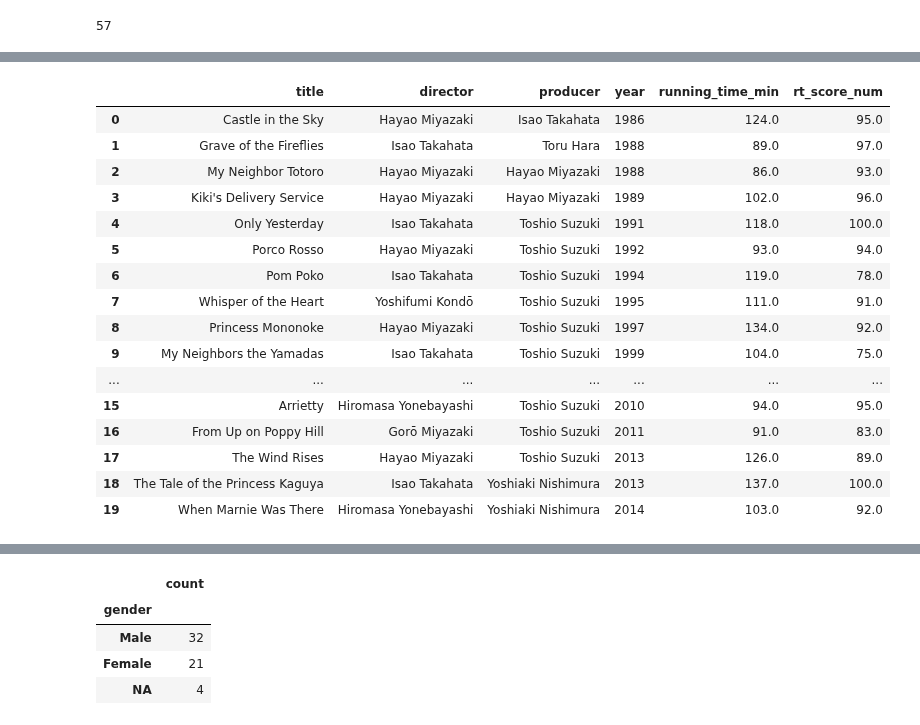
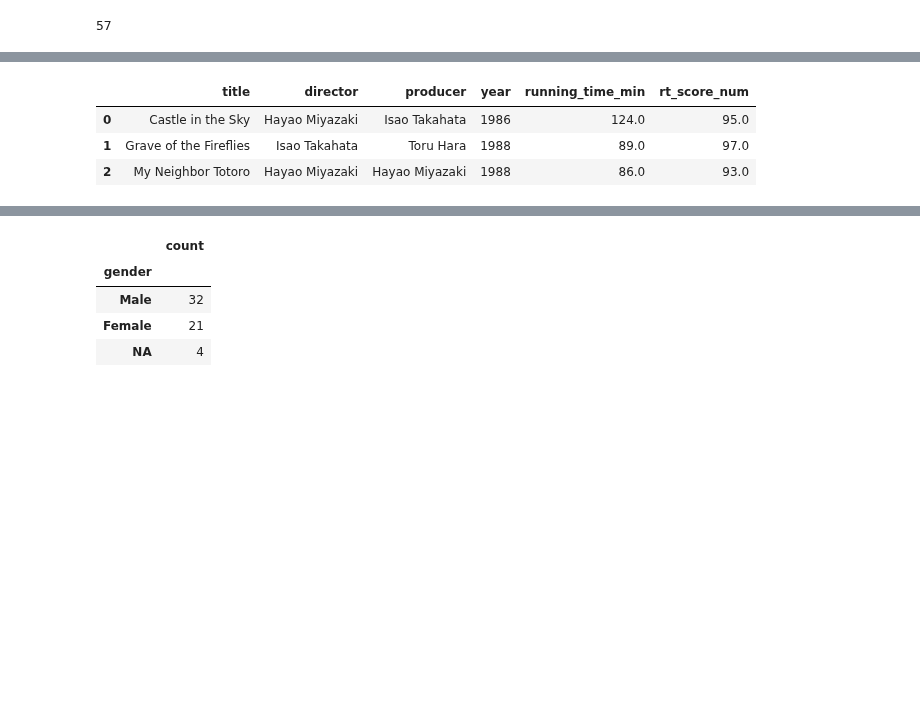
Before and after one commit to josepeon/python_dad_class, a Jupyter notebook: ghibli_eda.ipynb, the cells around one changed output, grey strips where cells are left out. Saved outputs shown, nothing was run; the diff lists cells and outputs as text; code cells hidden in the pictures; blank space fills up the shorter version.

```diff
--- a/ghibli_eda.ipynb
+++ b/ghibli_eda.ipynb
@@ -8,14 +8,12 @@ import pandas as pd
 import numpy as np
 import matplotlib.pyplot as plt
 import requests, time
-
-pd.set_option("display.max_columns", 50)
 # %%
 api = "https://ghibliapi.vercel.app"
 
 def get(feature):
-    r = requests.get(f"{api}/{feature}")
-    return r.json()
+    response = requests.get(f"{api}/{feature}")
+    return response.json()
 
 films_raw  = get("films")
 people_raw = get("people")
@@ -60,29 +45,16 @@ films["year"]             = pd.to_numeric(films["release_date"], errors="coerce"
 # %%
 def to_int_or_nan(x):
     try:
         return int(str(x))
     except:
         return np.nan
 
 people["age_num"] = people["age"].apply(to_int_or_nan)
 
-films[["title","director","producer","year","running_time_min","rt_score_num"]].head(20)
+films[["title","director","producer","year","running_time_min","rt_score_num"]].head(3)
 # %% [output]
 |  | title | director | producer | year | running_time_min | rt_score_num |
 | 0 | Castle in the Sky | Hayao Miyazaki | Isao Takahata | 1986 | 124.0 | 95.0 |
 | 1 | Grave of the Fireflies | Isao Takahata | Toru Hara | 1988 | 89.0 | 97.0 |
 | 2 | My Neighbor Totoro | Hayao Miyazaki | Hayao Miyazaki | 1988 | 86.0 | 93.0 |
-| 3 | Kiki's Delivery Service | Hayao Miyazaki | Hayao Miyazaki | 1989 | 102.0 | 96.0 |
-| 4 | Only Yesterday | Isao Takahata | Toshio Suzuki | 1991 | 118.0 | 100.0 |
-| 5 | Porco Rosso | Hayao Miyazaki | Toshio Suzuki | 1992 | 93.0 | 94.0 |
-| 6 | Pom Poko | Isao Takahata | Toshio Suzuki | 1994 | 119.0 | 78.0 |
-| 7 | Whisper of the Heart | Yoshifumi Kondō | Toshio Suzuki | 1995 | 111.0 | 91.0 |
-| 8 | Princess Mononoke | Hayao Miyazaki | Toshio Suzuki | 1997 | 134.0 | 92.0 |
-| 9 | My Neighbors the Yamadas | Isao Takahata | Toshio Suzuki | 1999 | 104.0 | 75.0 |
-| ... | ... | ... | ... | ... | ... | ... |
-| 15 | Arrietty | Hiromasa Yonebayashi | Toshio Suzuki | 2010 | 94.0 | 95.0 |
-| 16 | From Up on Poppy Hill | Gorō Miyazaki | Toshio Suzuki | 2011 | 91.0 | 83.0 |
-| 17 | The Wind Rises | Hayao Miyazaki | Toshio Suzuki | 2013 | 126.0 | 89.0 |
-| 18 | The Tale of the Princess Kaguya | Isao Takahata | Yoshiaki Nishimura | 2013 | 137.0 | 100.0 |
-| 19 | When Marnie Was There | Hiromasa Yonebayashi | Yoshiaki Nishimura | 2014 | 103.0 | 92.0 |
 # %%
```
Also changed, not shown: parts of 2 cells of this notebook.
